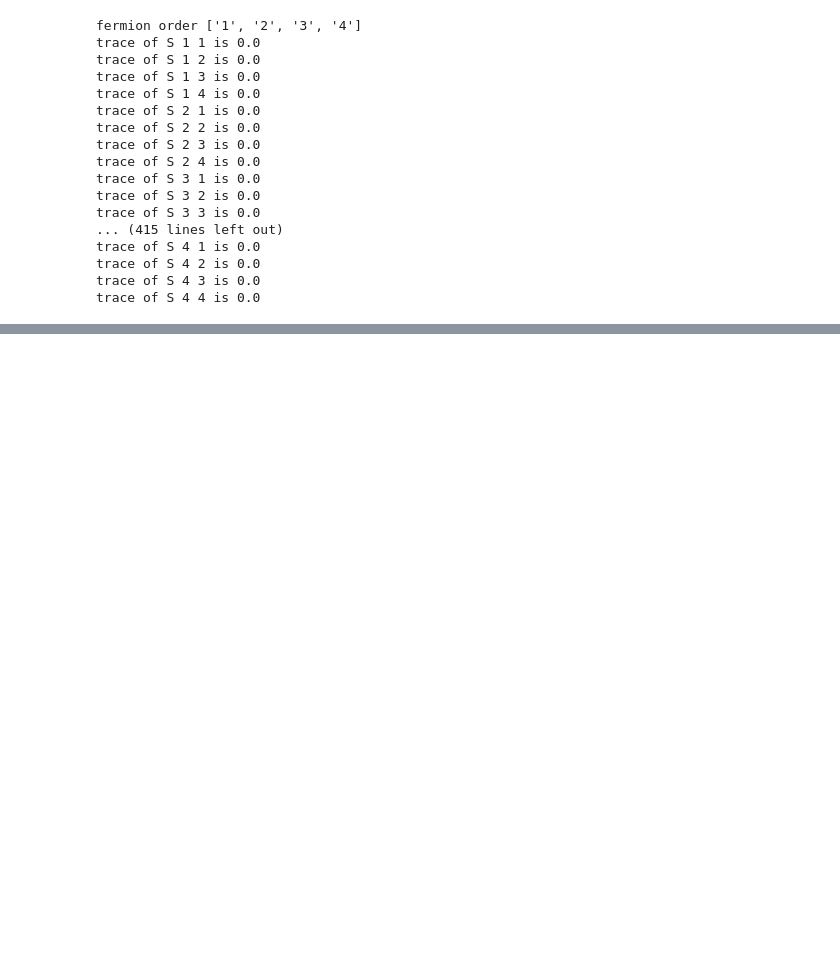
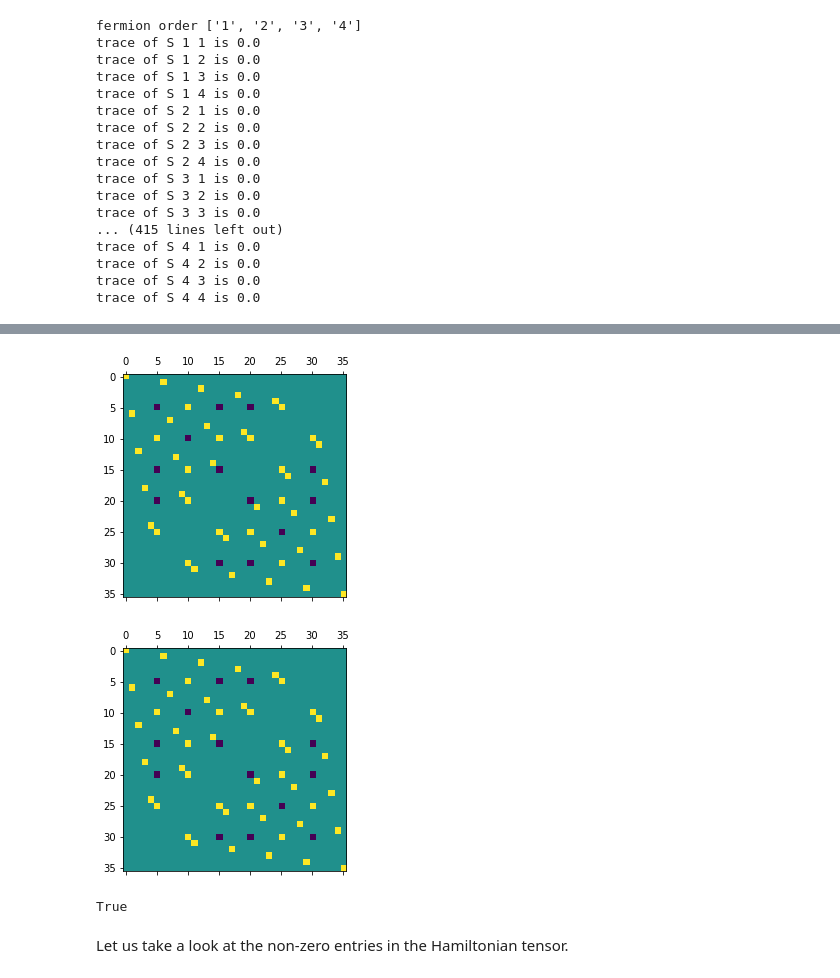
Before and after one commit to Peiyuan-Cai/so6_chain, a Jupyter notebook: so6notebook.ipynb, the cells around one changed output, grey strips where cells are left out. Saved outputs shown, nothing was run; the diff lists cells and outputs as text; code cells hidden in the pictures; blank space fills up the shorter version.

```diff
--- a/so6notebook.ipynb
+++ b/so6notebook.ipynb
@@ -352,0 +355,36 @@ array([[-0.5,  0. ,  0. ,  0. ,  0. ,  0. ],
+# %%
+order = ['1','2','4','3']
+
+C1, C2, C3 = schmidt_to_cartan_subalgebra(S_representation_matrix_with_order(1,1,order), S_representation_matrix_with_order(2,2,order), S_representation_matrix_with_order(3,3,order))
+
+list_of_generators2 = dict()
+
+for alpha in range(1,5):
+    for beta in range(1,5):
+        list_of_generators2[(alpha,beta)] = S_representation_matrix_with_order(alpha,beta,order)
+# %%
+ham2 = np.zeros((36,36))
+for a in range(1,5):
+    for b in range(a,5):
+        if a != b:
+            ham2 += np.kron(list_of_generators2[(a,b)], list_of_generators2[(b,a)])
+            ham2 += np.kron(list_of_generators2[(b,a)], list_of_generators2[(a,b)])
+        elif a == b:
+            ham2 += np.kron(list_of_generators2[(a,a)], list_of_generators2[(a,a)])
+
+ham2 = ham2.reshape(6,6,6,6)
+
+plt.matshow(ham1.reshape(36,36))
+plt.show()
+
+plt.matshow(ham2.reshape(36,36))
+plt.show()
+# %% [output]
+[figure, added]
+[figure, added]
+# %%
+np.allclose(ham1,ham2, atol=1e-3)
+# %% [output]
+True
+# %% [markdown]
+Let us take a look at the non-zero entries in the Hamiltonian tensor.
```
Also changed, not shown: parts of 14 cells of this notebook.
